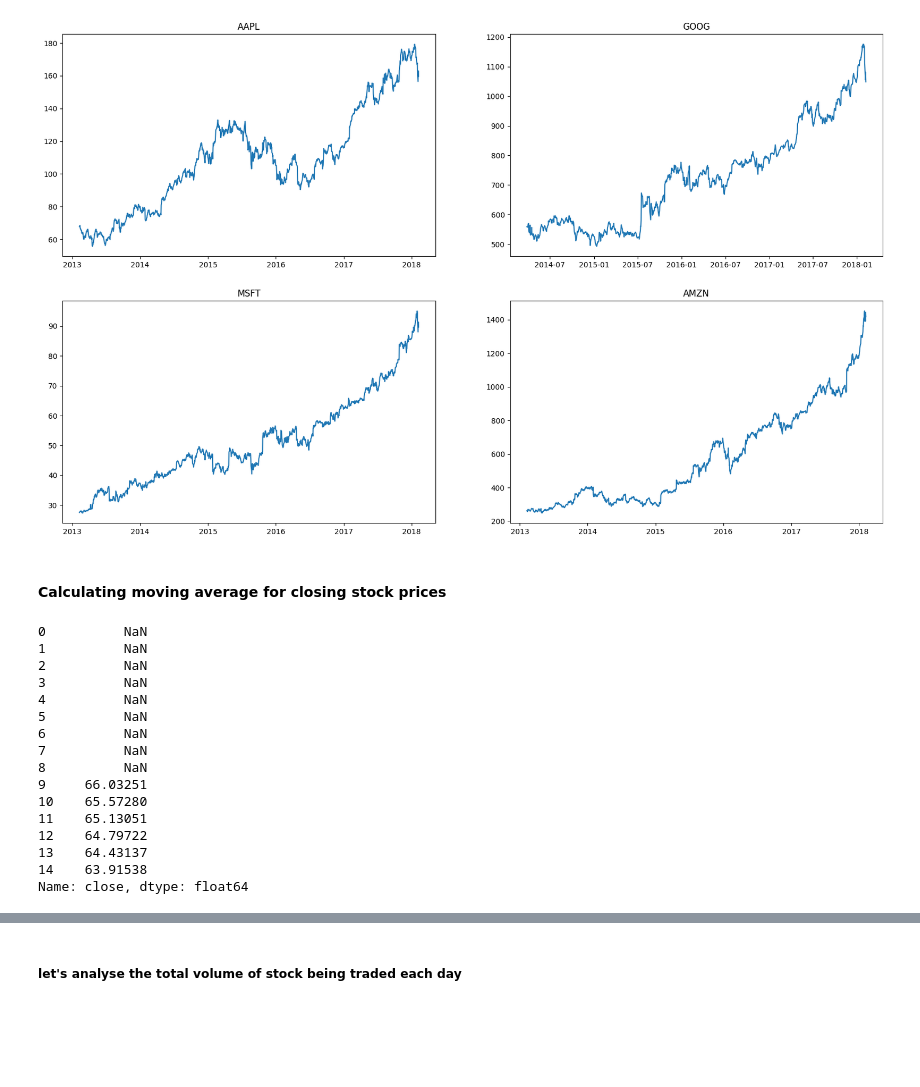
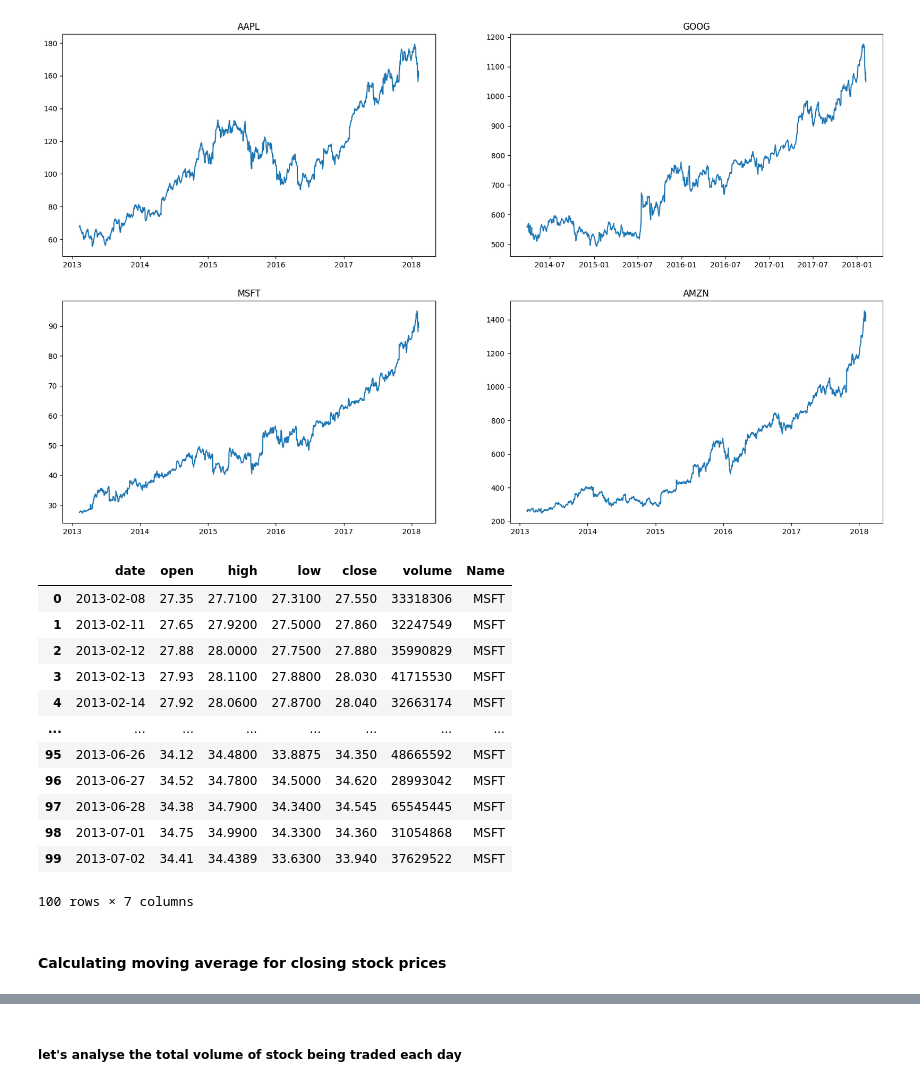
Before and after one commit to dkhiani6/Data-Analysis-Projects, a Jupyter notebook: Stock Price Analysis/Stock_Price_EDA.ipynb, the cells around one changed output, grey strips where cells are left out. Saved outputs shown, nothing was run; the diff lists cells and outputs as text; code cells hidden in the pictures; blank space fills up the shorter version.

```diff
--- a/Stock Price Analysis/Stock_Price_EDA.ipynb
+++ b/Stock Price Analysis/Stock_Price_EDA.ipynb
@@ -74,25 +74,22 @@ for i, company in enumerate(tech_list,1):
 3 MSFT
 4 AMZN
 [figure]
+# %%
+divya =all_data[all_data['Name']=='MSFT']
+divya.head(100)
+# %% [output]
+|  | date | open | high | low | close | volume | Name |
+| 0 | 2013-02-08 | 27.35 | 27.7100 | 27.3100 | 27.550 | 33318306 | MSFT |
+| 1 | 2013-02-11 | 27.65 | 27.9200 | 27.5000 | 27.860 | 32247549 | MSFT |
+| 2 | 2013-02-12 | 27.88 | 28.0000 | 27.7500 | 27.880 | 35990829 | MSFT |
+| 3 | 2013-02-13 | 27.93 | 28.1100 | 27.8800 | 28.030 | 41715530 | MSFT |
+| 4 | 2013-02-14 | 27.92 | 28.0600 | 27.8700 | 28.040 | 32663174 | MSFT |
+| ... | ... | ... | ... | ... | ... | ... | ... |
+| 95 | 2013-06-26 | 34.12 | 34.4800 | 33.8875 | 34.350 | 48665592 | MSFT |
+| 96 | 2013-06-27 | 34.52 | 34.7800 | 34.5000 | 34.620 | 28993042 | MSFT |
+| 97 | 2013-06-28 | 34.38 | 34.7900 | 34.3400 | 34.545 | 65545445 | MSFT |
+| 98 | 2013-07-01 | 34.75 | 34.9900 | 34.3300 | 34.360 | 31054868 | MSFT |
+| 99 | 2013-07-02 | 34.41 | 34.4389 | 33.6300 | 33.940 | 37629522 | MSFT |
+100 rows × 7 columns
 # %% [markdown]
 #### Calculating moving average for closing stock prices
-# %%
-# for first 9 rows the window mean will be Nan because window size is 10
-all_data['close'].rolling(window=10).mean().head(15)
-# %% [output]
-0          NaN
-1          NaN
-2          NaN
-3          NaN
-4          NaN
-5          NaN
-6          NaN
-7          NaN
-8          NaN
-9     66.03251
-10    65.57280
-11    65.13051
-12    64.79722
-13    64.43137
-14    63.91538
-Name: close, dtype: float64
```
Also changed, not shown: parts of 10 cells of this notebook, 2 other files.
